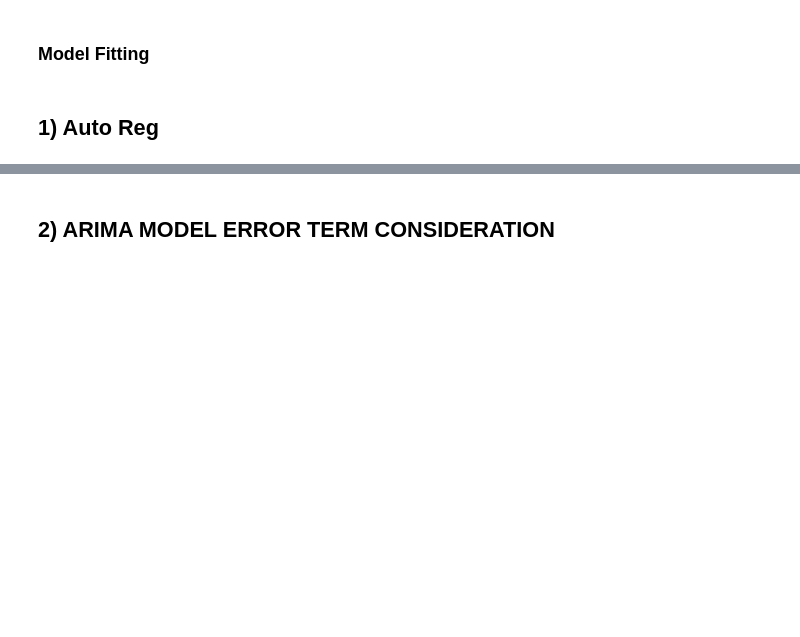
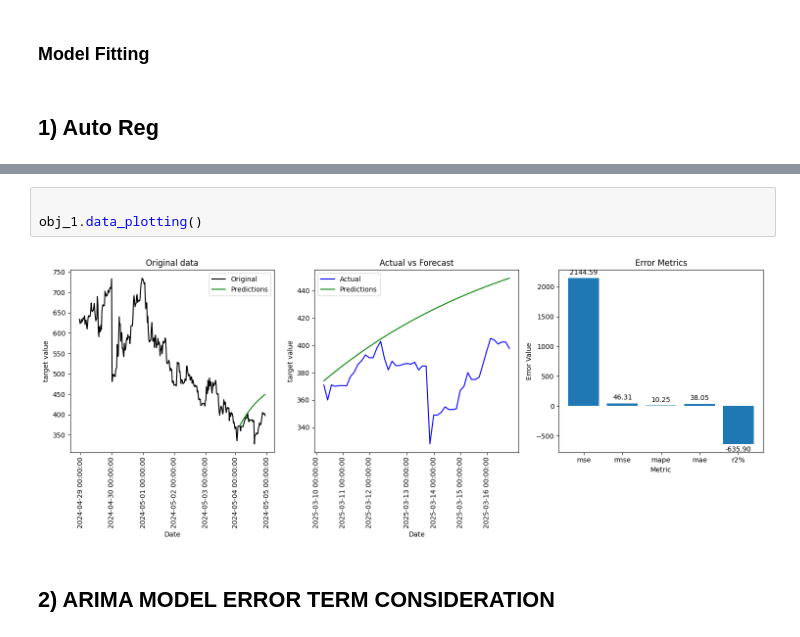
Before and after one commit to ShahidAzadd/Time-Series, a Jupyter notebook: ensemble_models.ipynb, the cells around one changed output, grey strips where cells are left out. Drawn from its saved outputs; the diff is of its cells as text; blank space fills up the shorter version.

```diff
--- a/ensemble_models.ipynb
+++ b/ensemble_models.ipynb
@@ -105,3 +131,8 @@ obj_1.data_plotting()
+# %%
+
+obj_1.data_plotting()
+# %% [output]
+[figure, added]
 # %% [markdown]
 ## 2) ARIMA MODEL ERROR TERM CONSIDERATION
 # %%
```
Also changed, not shown: parts of 18 cells of this notebook, 4 other files.
